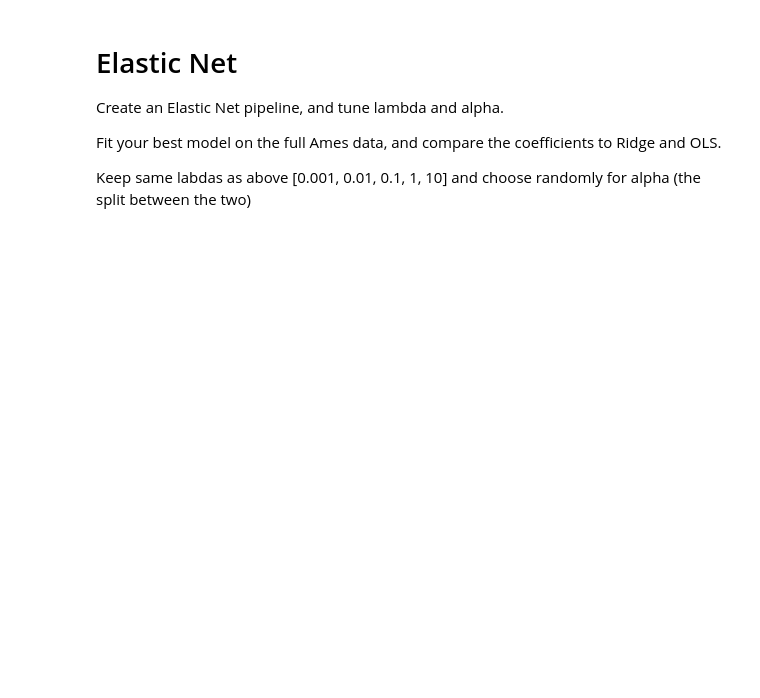
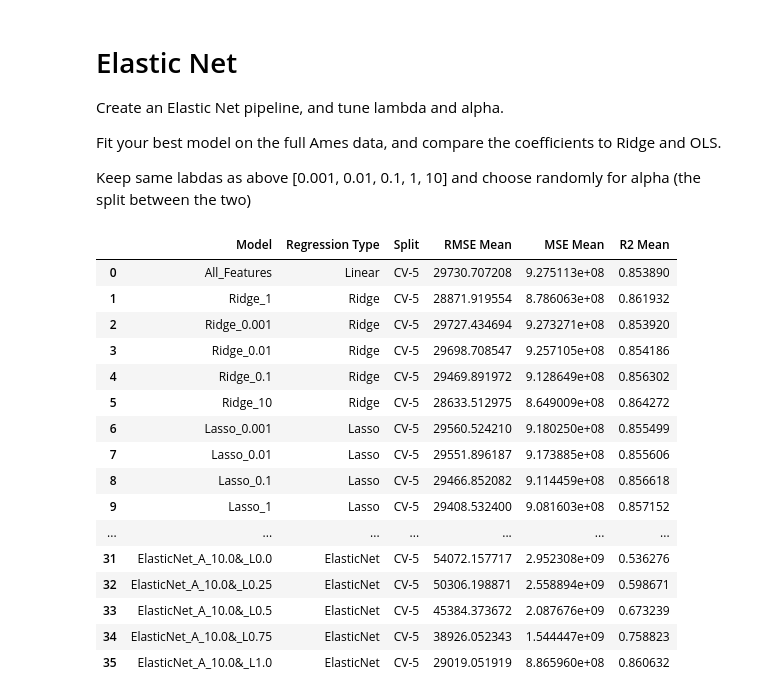
Before and after one commit to PharaohPooh/GSB_544, a Jupyter notebook: Week_7/Practice Activity 7.2- Penalized Regression.ipynb, the cells around one changed output. Saved outputs shown, nothing was run; the diff lists cells and outputs as text; code cells hidden in the pictures; blank space fills up the shorter version.

```diff
--- a/Week_7/Practice Activity 7.2- Penalized Regression.ipynb
+++ b/Week_7/Practice Activity 7.2- Penalized Regression.ipynb
@@ -594,0 +657,72 @@ Keep same labdas as above [0.001, 0.01, 0.1, 1, 10] and choose randomly for alph
+# %%
+# Model Balancers
+param_grid = {
+    'elasticnet_regression__alpha': [0.001, 0.01, 0.1, 1, 10],
+    'elasticnet_regression__l1_ratio': [0, 0.25, 0.5, 0.75, 1]
+}
+
+# Pipeline
+pipe = Pipeline([
+    ("preprocess", ct),
+    ("elasticnet_regression", ElasticNet())
+])
+
+# GridSearchCV
+gscv = GridSearchCV(
+    pipe,
+    param_grid,
+    cv=5,
+    scoring={
+        'r2': 'r2',
+        'rmse': 'neg_root_mean_squared_error',
+        'mse': 'neg_mean_squared_error'
+    },
+    refit='r2',
+    return_train_score=True
+)
+
+# Fit the grid search
+gscv_fitted = gscv.fit(X, y)
+
+# Extract results
+cv_results = pd.DataFrame(gscv_fitted.cv_results_)
+
+# Loop through each combination
+for idx, row in cv_results.iterrows():
+    alpha_val = row['param_elasticnet_regression__alpha']
+    l1_ratio_val = row['param_elasticnet_regression__l1_ratio']
+
+    model_name = f"ElasticNet_A_{alpha_val}&_L{l1_ratio_val}"
+    regression_type = "ElasticNet"
+
+    # Store in records
+    records.append({
+        "Model": model_name,
+        "Regression Type": regression_type,
+        "Split": "CV-5",
+        "RMSE Mean": -row['mean_test_rmse'],
+        "MSE Mean": -row['mean_test_mse'],
+        "R2 Mean": row['mean_test_r2']
+    })
+
+# Display
+cumulative_models = pd.DataFrame(records)
+cumulative_models
+# %% [output]
+|  | Model | Regression Type | Split | RMSE Mean | MSE Mean | R2 Mean |
+| 0 | All_Features | Linear | CV-5 | 29730.707208 | 9.275113e+08 | 0.853890 |
+| 1 | Ridge_1 | Ridge | CV-5 | 28871.919554 | 8.786063e+08 | 0.861932 |
+| 2 | Ridge_0.001 | Ridge | CV-5 | 29727.434694 | 9.273271e+08 | 0.853920 |
+| 3 | Ridge_0.01 | Ridge | CV-5 | 29698.708547 | 9.257105e+08 | 0.854186 |
+| 4 | Ridge_0.1 | Ridge | CV-5 | 29469.891972 | 9.128649e+08 | 0.856302 |
+| 5 | Ridge_10 | Ridge | CV-5 | 28633.512975 | 8.649009e+08 | 0.864272 |
+| 6 | Lasso_0.001 | Lasso | CV-5 | 29560.524210 | 9.180250e+08 | 0.855499 |
+| 7 | Lasso_0.01 | Lasso | CV-5 | 29551.896187 | 9.173885e+08 | 0.855606 |
+| 8 | Lasso_0.1 | Lasso | CV-5 | 29466.852082 | 9.114459e+08 | 0.856618 |
+| 9 | Lasso_1 | Lasso | CV-5 | 29408.532400 | 9.081603e+08 | 0.857152 |
+| ... | ... | ... | ... | ... | ... | ... |
+| 31 | ElasticNet_A_10.0&_L0.0 | ElasticNet | CV-5 | 54072.157717 | 2.952308e+09 | 0.536276 |
+| 32 | ElasticNet_A_10.0&_L0.25 | ElasticNet | CV-5 | 50306.198871 | 2.558894e+09 | 0.598671 |
+| 33 | ElasticNet_A_10.0&_L0.5 | ElasticNet | CV-5 | 45384.373672 | 2.087676e+09 | 0.673239 |
+| 34 | ElasticNet_A_10.0&_L0.75 | ElasticNet | CV-5 | 38926.052343 | 1.544447e+09 | 0.758823 |
+| 35 | ElasticNet_A_10.0&_L1.0 | ElasticNet | CV-5 | 29019.051919 | 8.865960e+08 | 0.860632 |
```
Also changed, not shown: parts of 12 cells of this notebook, 4 other files.
